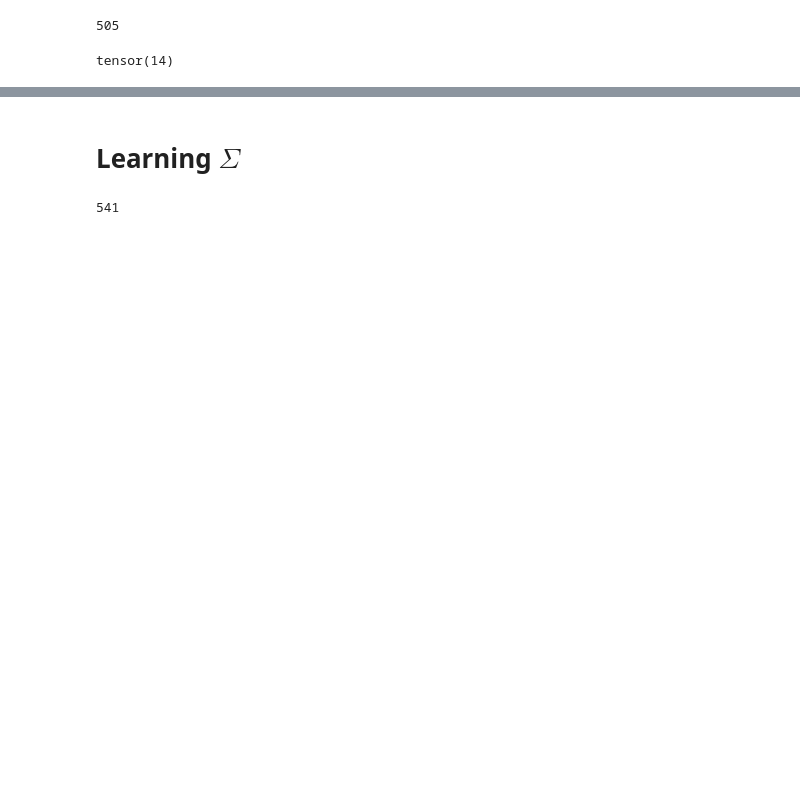
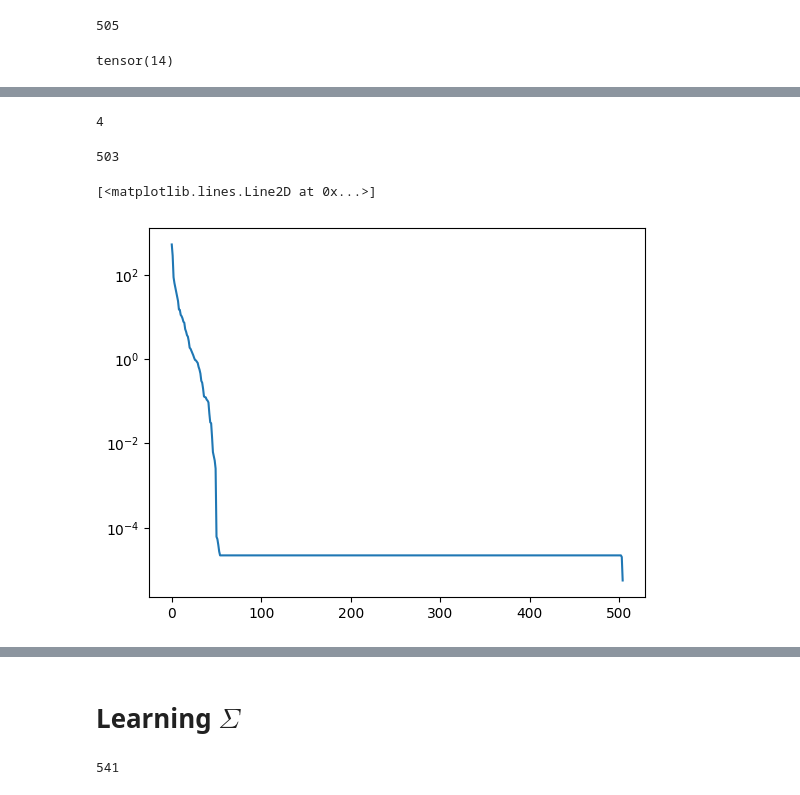
Before and after one commit to LRudL/dots, a Jupyter notebook: notebooks/dots_train_testing.ipynb, the cells around one changed output, grey strips where cells are left out. Saved outputs shown, nothing was run; the diff lists cells and outputs as text; code cells hidden in the pictures; blank space fills up the shorter version.

```diff
--- a/notebooks/dots_train_testing.ipynb
+++ b/notebooks/dots_train_testing.ipynb
@@ -75,0 +79,14 @@ plt.plot(x_, model(x_).detach())
+# %%
+t.argmax((t.tensor([-3, -2, -1, 0, 1, 2, 3]) > 0).float()).item()
+# %% [output]
+4
+# %%
+model.singular_value_rank(linspace(0,8,1000), method="heuristic")
+# %% [output]
+503
+# %%
+plt.yscale("log")
+plt.plot(model.jacobian_singular_values(linspace(0,8,1000)))
+# %% [output]
+[<matplotlib.lines.Line2D at 0x...>]
+[figure, added]
```
Also changed, not shown: parts of 23 cells of this notebook, 6 other files.
